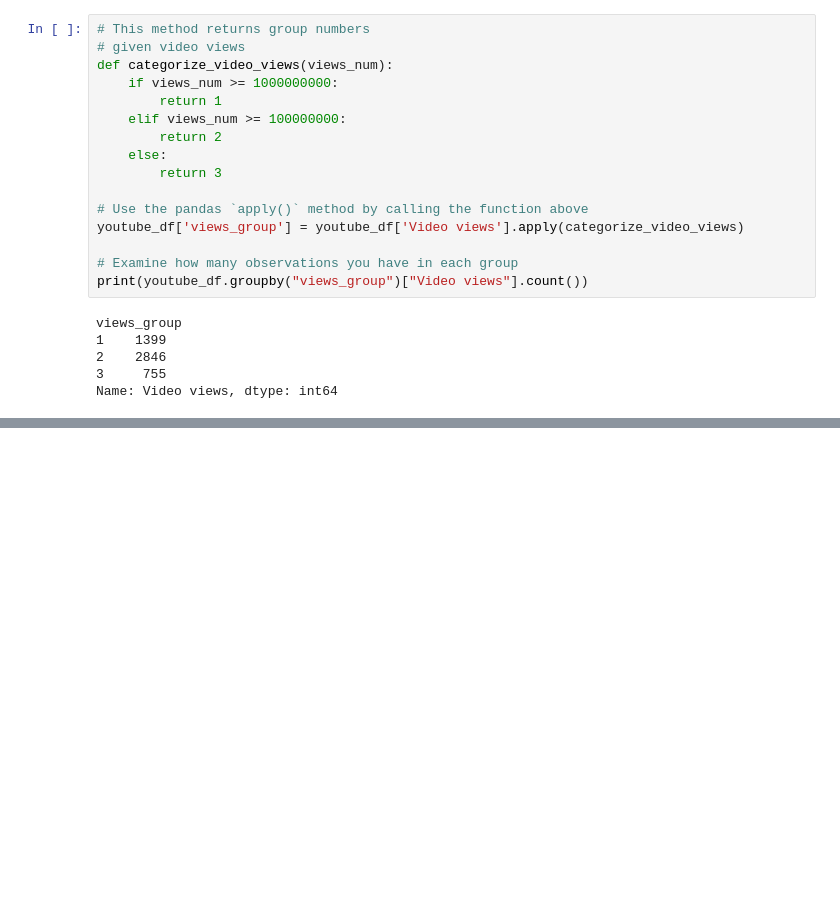
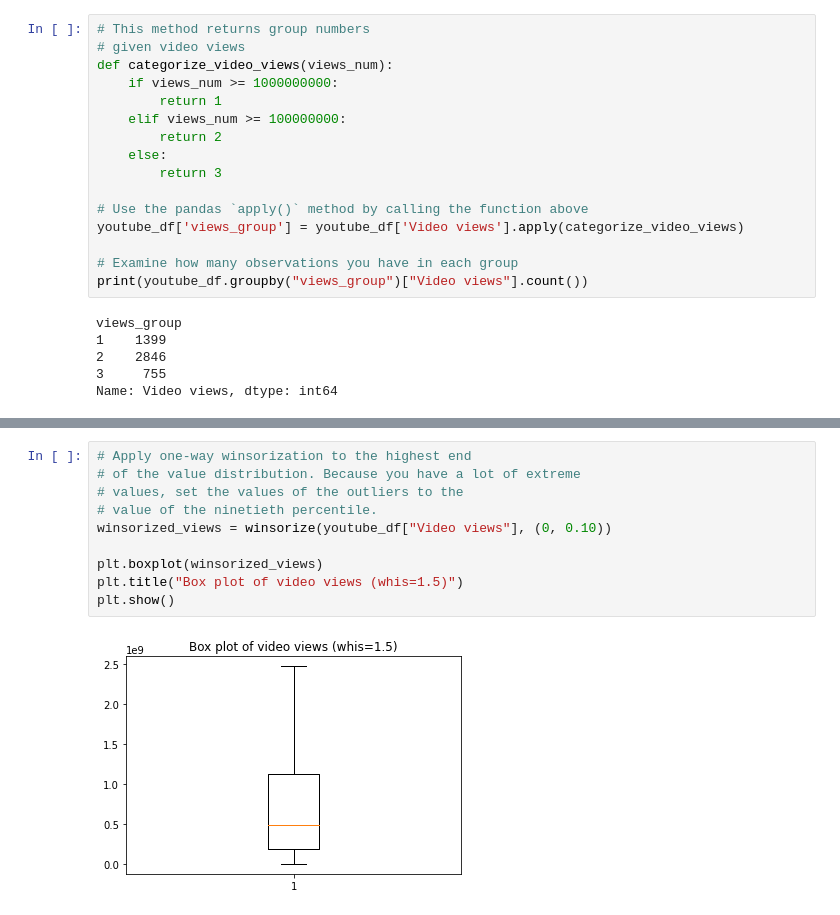
Before and after one commit to a-bro-0227/thinkful, a Jupyter notebook: data_science_assign/ch-15_supervised_model-prep.ipynb, the cells around one changed output, grey strips where cells are left out. Saved outputs shown, nothing was run; the diff lists cells and outputs as text; blank space fills up the shorter version.

```diff
--- a/data_science_assign/ch-15_supervised_model-prep.ipynb
+++ b/data_science_assign/ch-15_supervised_model-prep.ipynb
@@ -187,0 +293,12 @@ Name: Video views, dtype: int64
+# %%
+# Apply one-way winsorization to the highest end
+# of the value distribution. Because you have a lot of extreme
+# values, set the values of the outliers to the
+# value of the ninetieth percentile.
+winsorized_views = winsorize(youtube_df["Video views"], (0, 0.10))
+
+plt.boxplot(winsorized_views)
+plt.title("Box plot of video views (whis=1.5)")
+plt.show()
+# %% [output]
+[figure, added]
```
Also changed, not shown: parts of 31 cells of this notebook.
